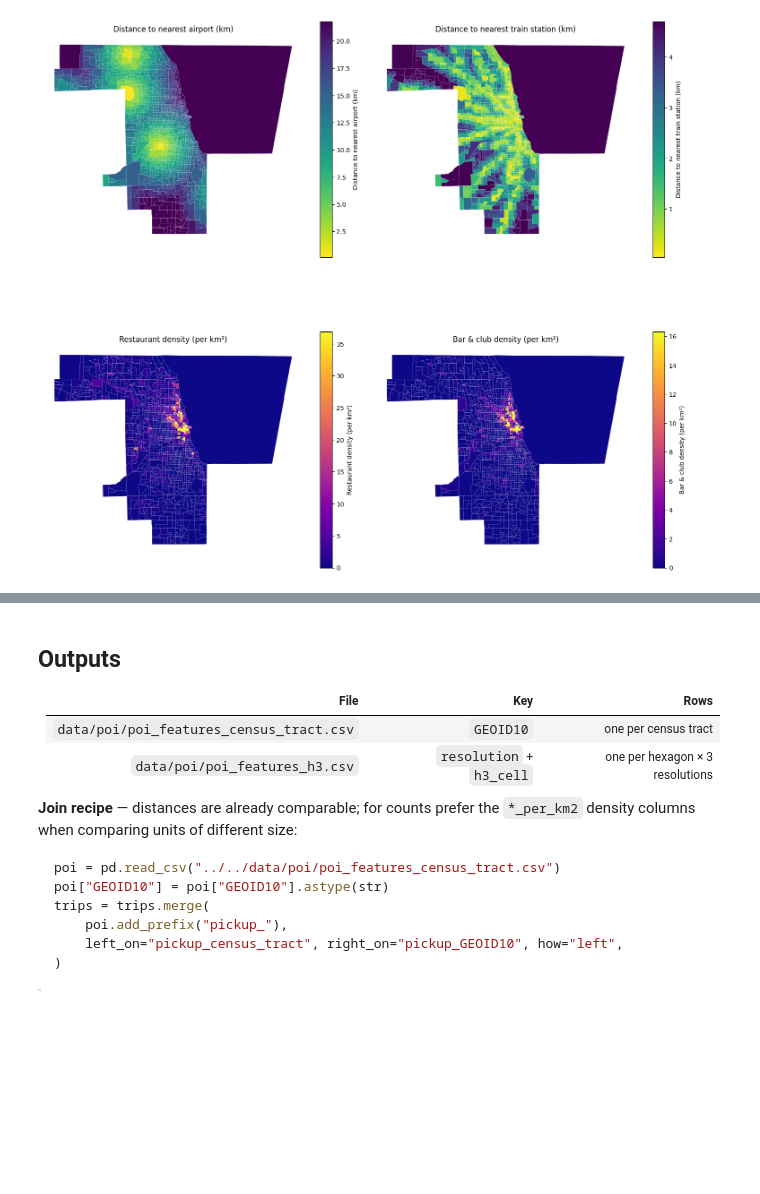
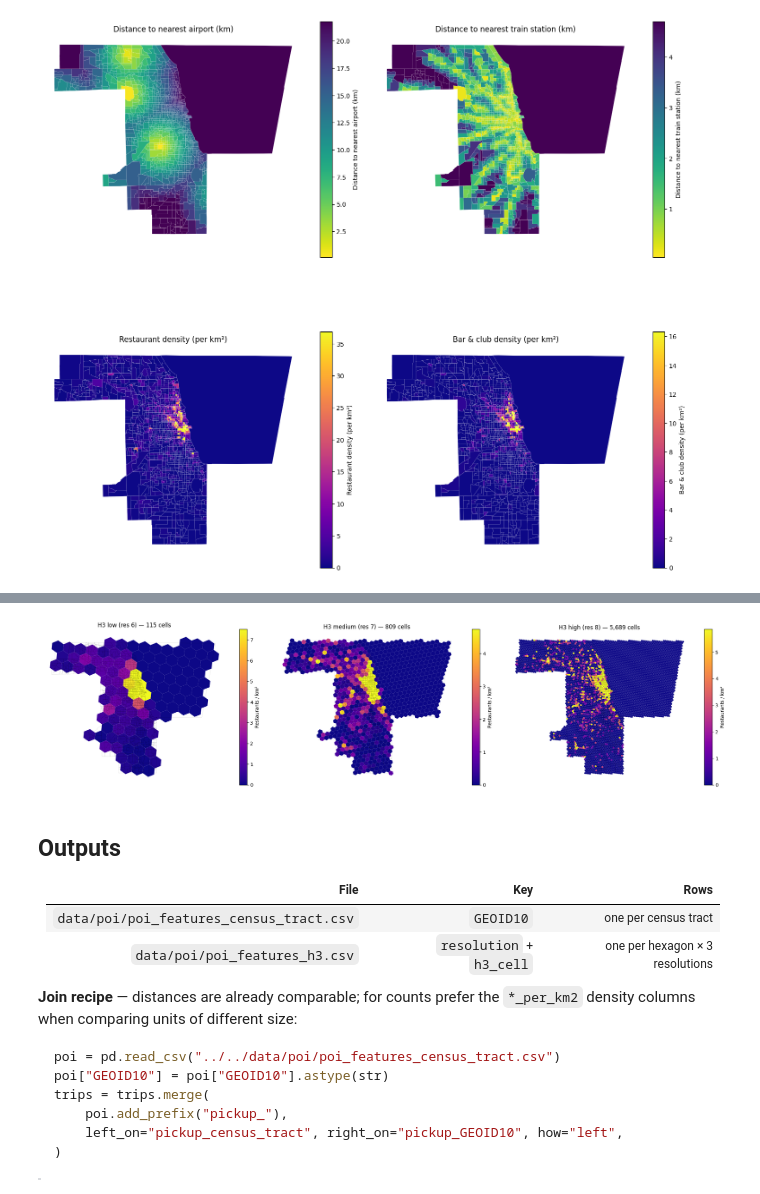
Before and after one commit to ge02/AAA_TA_2026, a Jupyter notebook: notebooks/Data Preprocessing/fetch_POI_data.ipynb, the cells around one changed output, grey strips where cells are left out. Saved outputs shown, nothing was run; the diff lists cells and outputs as text; code cells hidden in the pictures; blank space fills up the shorter version.

```diff
--- a/notebooks/Data Preprocessing/fetch_POI_data.ipynb
+++ b/notebooks/Data Preprocessing/fetch_POI_data.ipynb
@@ -405,3 +449,21 @@ plt.show()
+# %%
+# How the same signal sharpens with resolution: restaurant density at low/medium/high.
+fig, axes = plt.subplots(1, 3, figsize=(21, 8))
+for ax, (res_name, res_level) in zip(axes, RESOLUTIONS.items()):
+    g = h3_features_to_gdf(res_name)
+    vmax = g["restaurants_per_km2"].quantile(0.97)
+    tracts.boundary.plot(ax=ax, color="black", linewidth=0.2, alpha=0.3)
+    g.plot(
+        column="restaurants_per_km2", cmap="plasma", vmax=vmax, legend=True,
+        legend_kwds={"label": "Restaurants / km²", "shrink": 0.6}, edgecolor="none", ax=ax,
+    )
+    ax.set_title(f"H3 {res_name} (res {res_level}) — {len(g):,} cells")
+    ax.set_axis_off()
+
+plt.tight_layout()
+plt.show()
+# %% [output]
+[figure, added]
 # %% [markdown]
 ## Outputs
 
```
Also changed, not shown: parts of 3 cells of this notebook.
